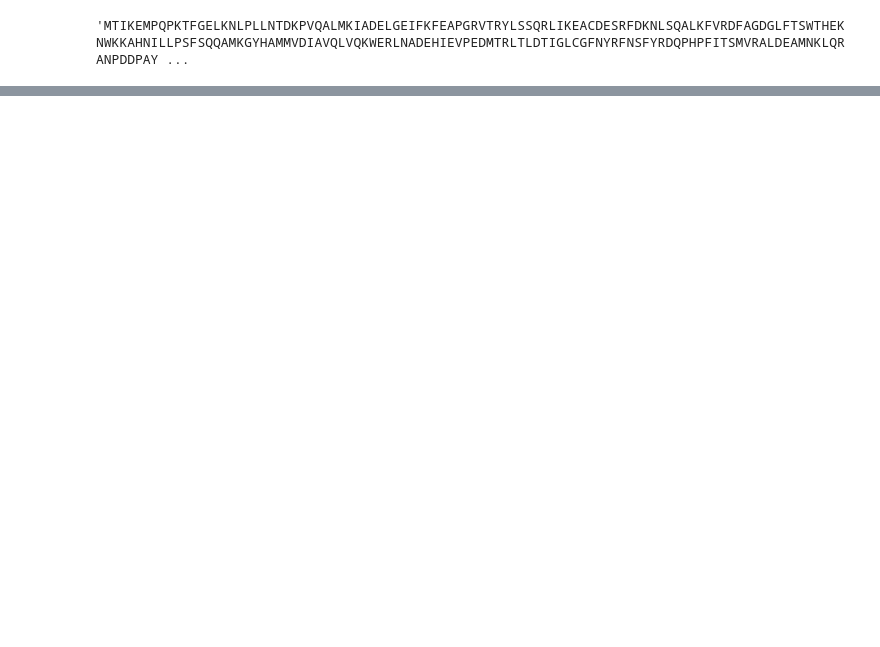
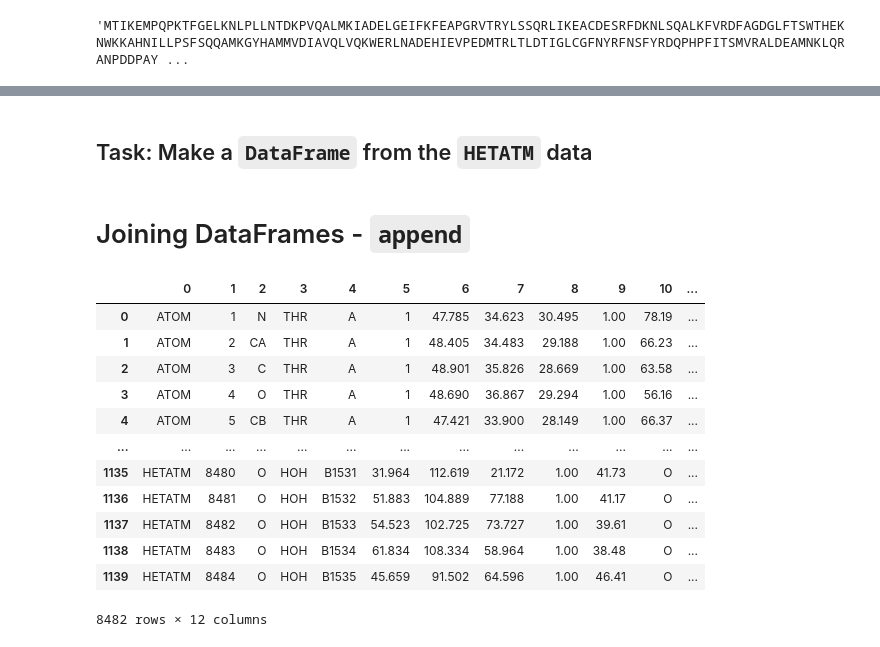
Before and after one commit to UoMMIB/Python-Club, a Jupyter notebook: Tutorials/BackToBasics.ipynb, the cells around one changed output, grey strips where cells are left out. Drawn from its saved outputs; the diff is of its cells as text; code cells hidden in the pictures; blank space fills up the shorter version.

Commit message:
worked on backtobasics p2

````diff
--- a/Tutorials/BackToBasics.ipynb
+++ b/Tutorials/BackToBasics.ipynb
@@ -561,0 +668,5 @@ print(we)
+# %%
+with open('1BU7.pdb', 'r') as f:
+    PDB = f.readlines()
+
+print(len(PDB)) # number of lines
@@ -561,0 +772,5 @@ print(we)
+# %%
+from backtobasics import get_atoms_from_pdb, get_hetatms_from_pdb
+
+atoms = get_atoms_from_pdb(PDB)
+hetatms = get_hetatms_from_pdb(PDB)
@@ -561,0 +786,5 @@ print(we)
+# %%
+import pandas as pd # we've already done this in session 1, oh well
+
+atoms_df = pd.DataFrame(atoms)
+atoms_df.head() #  how big is this dataFrame? atoms_df.shape
@@ -561,0 +798,22 @@ print(we)
+# %% [markdown]
+## Task:  Make a ```DataFrame``` from the ```HETATM``` data
+# %% [markdown]
+# Joining DataFrames - ```append```
+# %%
+het_df = pd.DataFrame(hetatms)
+df = atoms_df.append(het_df)
+df
+# %% [output]
+|  | 0 | 1 | 2 | 3 | 4 | 5 | 6 | 7 | 8 | 9 | 10 | ... |
+| 0 | ATOM | 1 | N | THR | A | 1 | 47.785 | 34.623 | 30.495 | 1.00 | 78.19 | ... |
+| 1 | ATOM | 2 | CA | THR | A | 1 | 48.405 | 34.483 | 29.188 | 1.00 | 66.23 | ... |
+| 2 | ATOM | 3 | C | THR | A | 1 | 48.901 | 35.826 | 28.669 | 1.00 | 63.58 | ... |
+| 3 | ATOM | 4 | O | THR | A | 1 | 48.690 | 36.867 | 29.294 | 1.00 | 56.16 | ... |
+| 4 | ATOM | 5 | CB | THR | A | 1 | 47.421 | 33.900 | 28.149 | 1.00 | 66.37 | ... |
+| ... | ... | ... | ... | ... | ... | ... | ... | ... | ... | ... | ... | ... |
+| 1135 | HETATM | 8480 | O | HOH | B1531 | 31.964 | 112.619 | 21.172 | 1.00 | 41.73 | O | ... |
+| 1136 | HETATM | 8481 | O | HOH | B1532 | 51.883 | 104.889 | 77.188 | 1.00 | 41.17 | O | ... |
+| 1137 | HETATM | 8482 | O | HOH | B1533 | 54.523 | 102.725 | 73.727 | 1.00 | 39.61 | O | ... |
+| 1138 | HETATM | 8483 | O | HOH | B1534 | 61.834 | 108.334 | 58.964 | 1.00 | 38.48 | O | ... |
+| 1139 | HETATM | 8484 | O | HOH | B1535 | 45.659 | 91.502 | 64.596 | 1.00 | 46.41 | O | ... |
+8482 rows × 12 columns
````
Also changed, not shown: parts of 17 cells of this notebook, 4 other files.
